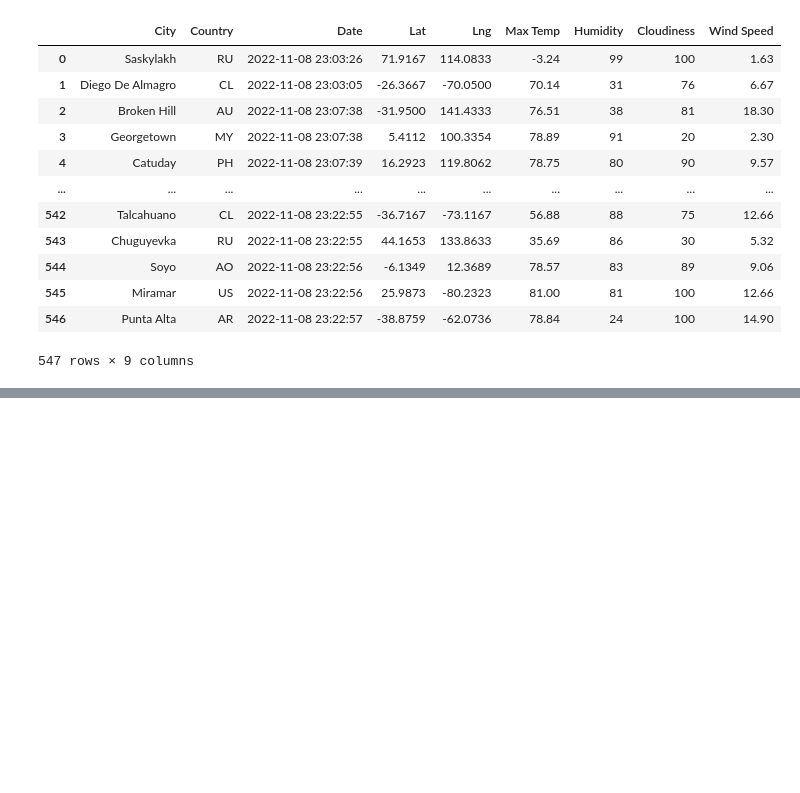
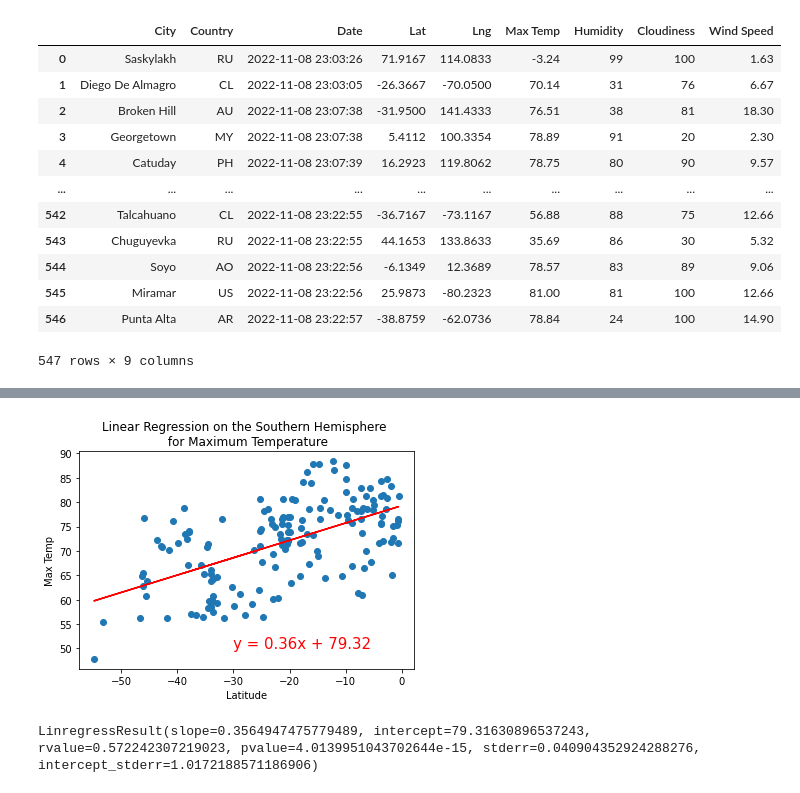
Before and after one commit to fabeza/World_Weather_Analysis, a Jupyter notebook: WeatherPy.ipynb, the cells around one changed output, grey strips where cells are left out. Drawn from its saved outputs; the diff is of its cells as text; code cells hidden in the pictures; blank space fills up the shorter version.

```diff
--- a/WeatherPy.ipynb
+++ b/WeatherPy.ipynb
@@ -276,0 +356,14 @@ plt.savefig("weather_data/Fig4.png")
+# %%
+# Linear regression on the Southern Hemisphere
+x_values = southern_hemi_df["Lat"]
+y_values = southern_hemi_df["Max Temp"]
+# Call the function.
+plot_linear_regression(x_values, y_values,
+                       'Linear Regression on the Southern Hemisphere \n for Maximum Temperature',
+                       'Max Temp',(-30,50))
+# %% [output]
+[figure, added]
+# %%
+linregress(x_values, y_values)
+# %% [output]
+LinregressResult(slope=0.3564947475779489, intercept=79.31630896537243, rvalue=0.572242307219023, pvalue=4.0139951043702644e-15, stderr=0.040904352924288276, intercept_stderr=1.0172188571186906)
```
Also changed, not shown: parts of 31 cells of this notebook, 2 other files.
